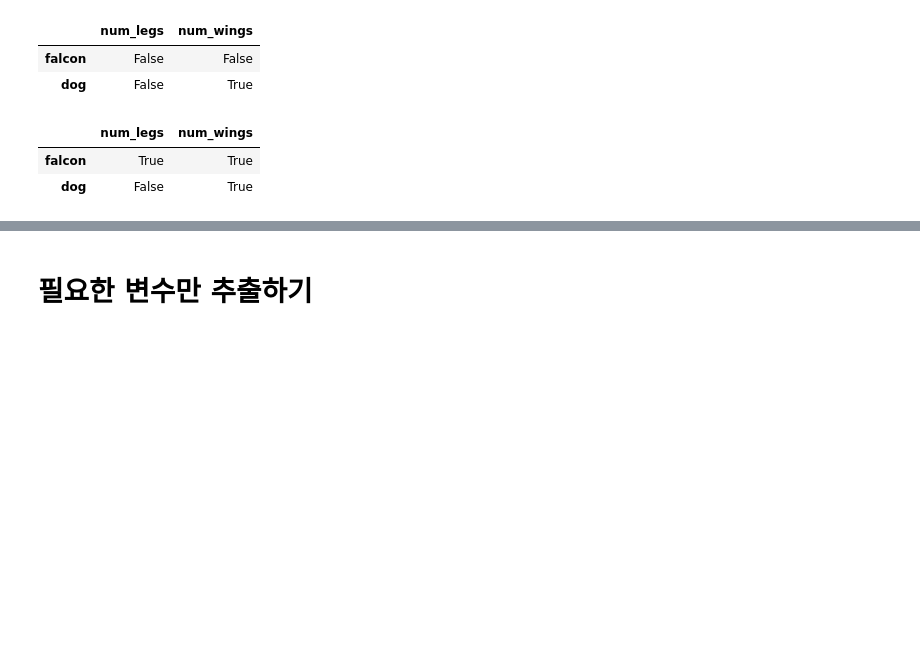
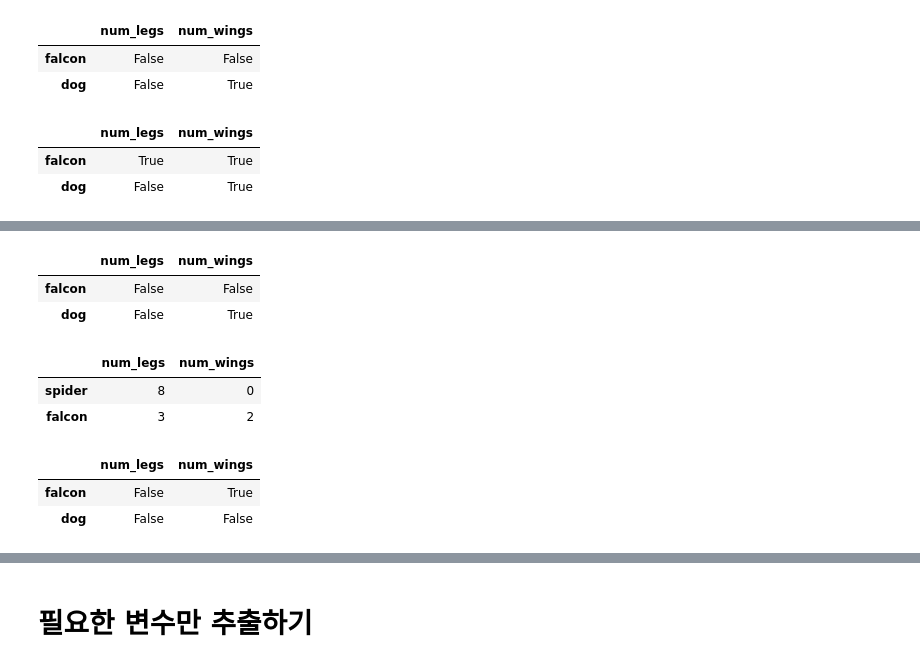
Before and after one commit to hyeonyeongjung/2024-1-my-BDA, a Jupyter notebook: inclass/04w_0326_tue_ch06_dataframe_handling.ipynb, the cells around one changed output, grey strips where cells are left out. Saved outputs shown, nothing was run; the diff lists cells and outputs as text; code cells hidden in the pictures; blank space fills up the shorter version.

```diff
--- a/inclass/04w_0326_tue_ch06_dataframe_handling.ipynb
+++ b/inclass/04w_0326_tue_ch06_dataframe_handling.ipynb
@@ -384,0 +391,20 @@ df.isin([0, 2])
+# %%
+df.isin({'num_wings': [0, 3]})
+# %% [output]
+|  | num_legs | num_wings |
+| falcon | False | False |
+| dog | False | True |
+# %%
+other = pd.DataFrame({'num_legs': [8, 3], 'num_wings': [0, 2]},
+                     index=['spider', 'falcon'])
+other
+# %% [output]
+|  | num_legs | num_wings |
+| spider | 8 | 0 |
+| falcon | 3 | 2 |
+# %%
+df.isin(other)
+# %% [output]
+|  | num_legs | num_wings |
+| falcon | False | True |
+| dog | False | False |
```
Also changed, not shown: parts of 6 cells of this notebook.
